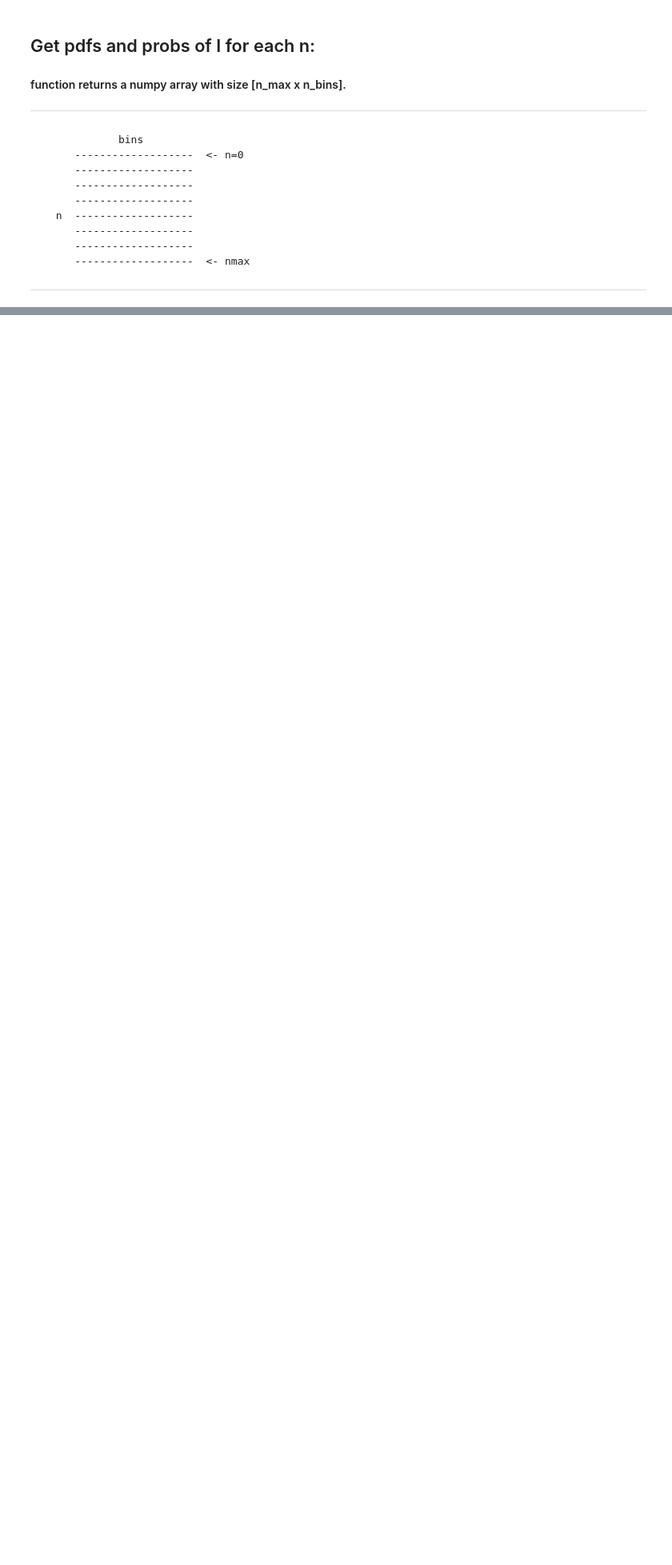
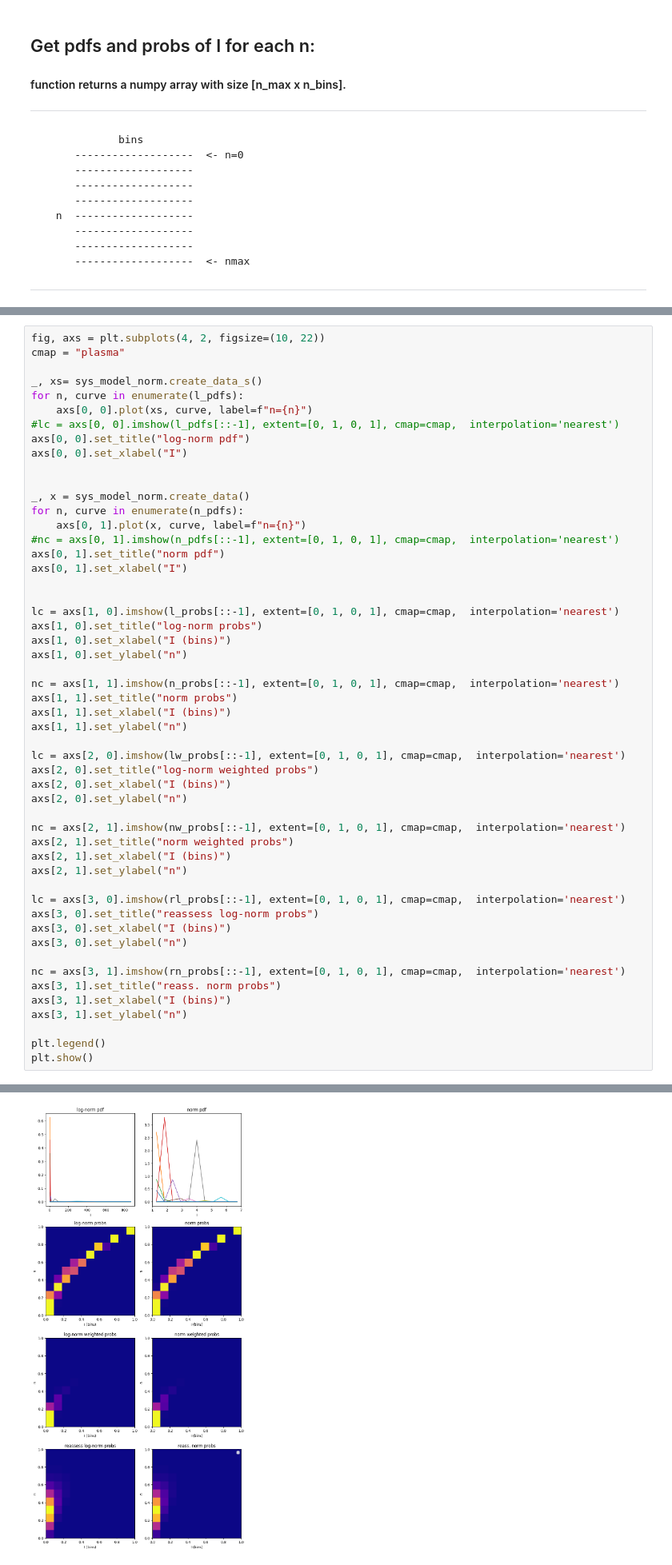
Before and after one commit to jafiorote/ga_error_sources_framework, a Jupyter notebook: notebooks/models_step_by_step.ipynb, the cells around one changed output, grey strips where cells are left out. Shown: that part at 80% size. Drawn from its saved outputs; the diff is of its cells as text; blank space fills up the shorter version.

```diff
--- a/notebooks/models_step_by_step.ipynb
+++ b/notebooks/models_step_by_step.ipynb
@@ -95,0 +148,53 @@ Sum Poisson * log-norm prob array = 0.9999999899522336
+# %%
+fig, axs = plt.subplots(4, 2, figsize=(10, 22))
+cmap = "plasma"
+
+_, xs= sys_model_norm.create_data_s()
+for n, curve in enumerate(l_pdfs):
+    axs[0, 0].plot(xs, curve, label=f"n={n}")
+#lc = axs[0, 0].imshow(l_pdfs[::-1], extent=[0, 1, 0, 1], cmap=cmap,  interpolation='nearest')
+axs[0, 0].set_title("log-norm pdf")
+axs[0, 0].set_xlabel("I")
+
+
+_, x = sys_model_norm.create_data()
+for n, curve in enumerate(n_pdfs):
+    axs[0, 1].plot(x, curve, label=f"n={n}")
+#nc = axs[0, 1].imshow(n_pdfs[::-1], extent=[0, 1, 0, 1], cmap=cmap,  interpolation='nearest')
+axs[0, 1].set_title("norm pdf")
+axs[0, 1].set_xlabel("I")
+
+
+lc = axs[1, 0].imshow(l_probs[::-1], extent=[0, 1, 0, 1], cmap=cmap,  interpolation='nearest')
+axs[1, 0].set_title("log-norm probs")
+axs[1, 0].set_xlabel("I (bins)")
+axs[1, 0].set_ylabel("n")
+
+nc = axs[1, 1].imshow(n_probs[::-1], extent=[0, 1, 0, 1], cmap=cmap,  interpolation='nearest')
+axs[1, 1].set_title("norm probs")
+axs[1, 1].set_xlabel("I (bins)")
+axs[1, 1].set_ylabel("n")
+
+lc = axs[2, 0].imshow(lw_probs[::-1], extent=[0, 1, 0, 1], cmap=cmap,  interpolation='nearest')
+axs[2, 0].set_title("log-norm weighted probs")
+axs[2, 0].set_xlabel("I (bins)")
+axs[2, 0].set_ylabel("n")
+
+nc = axs[2, 1].imshow(nw_probs[::-1], extent=[0, 1, 0, 1], cmap=cmap,  interpolation='nearest')
+axs[2, 1].set_title("norm weighted probs")
+axs[2, 1].set_xlabel("I (bins)")
+axs[2, 1].set_ylabel("n")
+
+lc = axs[3, 0].imshow(rl_probs[::-1], extent=[0, 1, 0, 1], cmap=cmap,  interpolation='nearest')
+axs[3, 0].set_title("reassess log-norm probs")
+axs[3, 0].set_xlabel("I (bins)")
+axs[3, 0].set_ylabel("n")
+
+nc = axs[3, 1].imshow(rn_probs[::-1], extent=[0, 1, 0, 1], cmap=cmap,  interpolation='nearest')
+axs[3, 1].set_title("reass. norm probs")
+axs[3, 1].set_xlabel("I (bins)")
+axs[3, 1].set_ylabel("n")
+
+plt.legend()
+plt.show()
+# %% [output]
@@ -96,3 +202,4 @@ Sum Poisson * log-norm prob array = 0.9999999899522336
+[figure, added]
 # %% [markdown]
 ## Reassesses probs
 # %%
```
Also changed, not shown: parts of 10 cells of this notebook, 2 other files.
